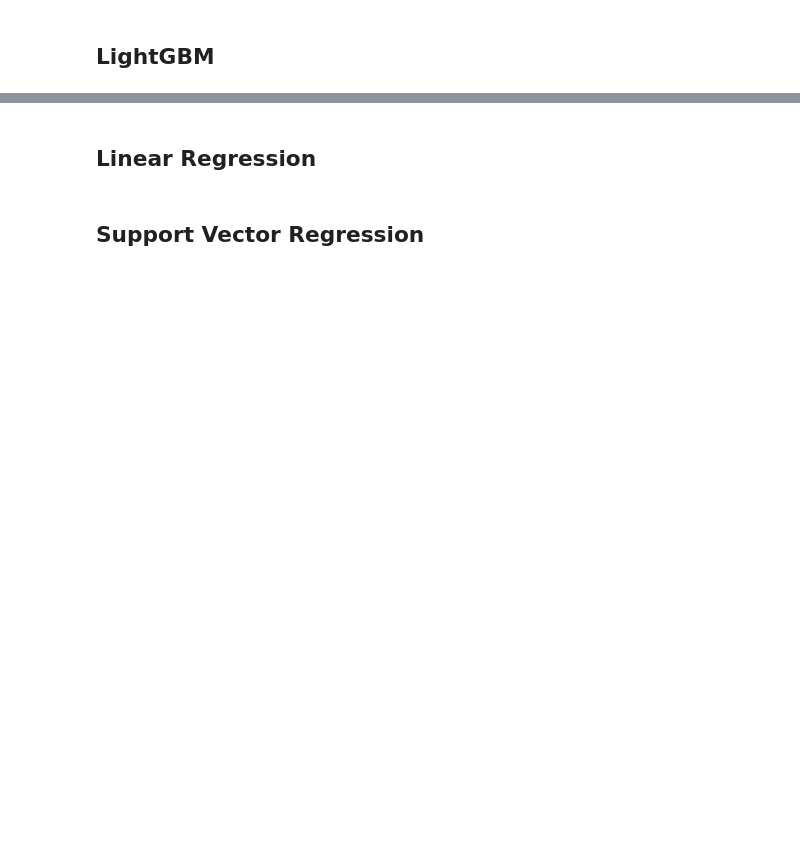
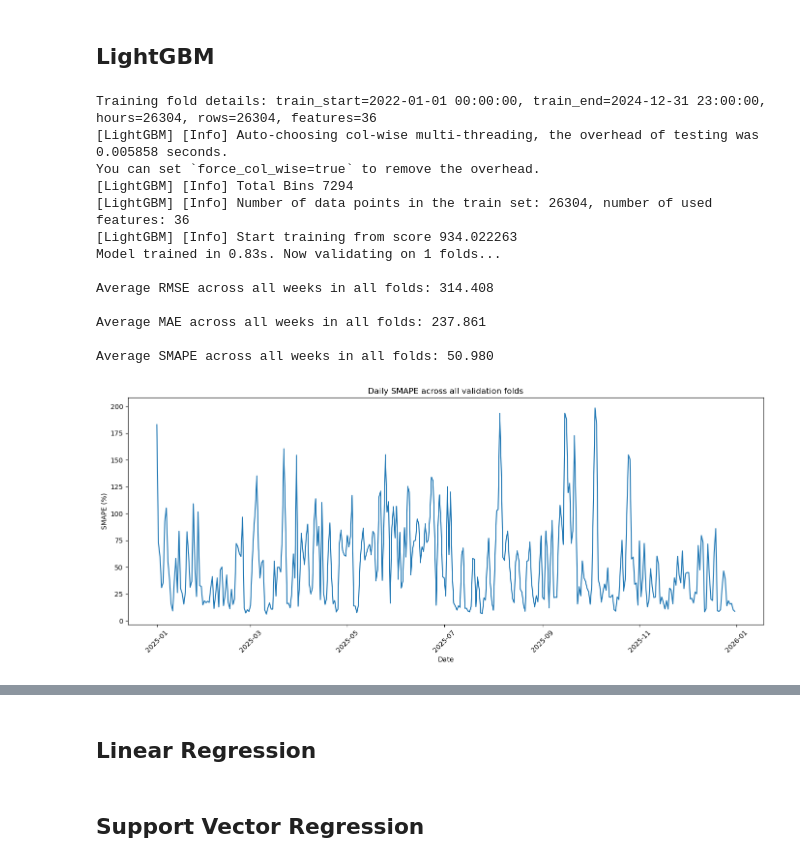
Before and after one commit to chrso19/Speciale_Kode, a Jupyter notebook: Shallow learners/Final_eval/Shallow_learner_final_eval.ipynb, the cells around one changed output, grey strips where cells are left out. Drawn from its saved outputs; the diff is of its cells as text; code cells hidden in the pictures; blank space fills up the shorter version.

```diff
--- a/Shallow learners/Final_eval/Shallow_learner_final_eval.ipynb
+++ b/Shallow learners/Final_eval/Shallow_learner_final_eval.ipynb
@@ -851,5 +923,10 @@ evaluation.to_csv(
 # %% [markdown]
 ## LightGBM
+# %%
+numeric_cols = feature_predictions.columns.difference(["Time", "DKZone"])
+feature_predictions[numeric_cols] = feature_predictions[numeric_cols].apply(
+    lambda col: pd.to_numeric(col.astype(str).str.replace(",", "."), errors="coerce")
+)
 # %%
 import pandas as pd
 from pathlib import Path
@@ -872,16 +949,16 @@ retrain_model = True  # Set True only when you want to retrain from scratch
 save_model_to_disk = False  # Keep False to avoid multi-GB model files
 
 params = {
-    "n_estimators": [200],
-    "learning_rate": [0.01],
-    "num_leaves": [15],
-    "max_depth": [-1],
-    "min_child_samples": [1],
-    "subsample": [0.8],
-    "subsample_freq": [1],
-    "colsample_bytree": [1.0],
-    "reg_alpha": [0.0],
-    "reg_lambda": [0.0]
+    "n_estimators": 200,
+    "learning_rate": 0.01,
+    "num_leaves": 15,
+    "max_depth": -1,
+    "min_child_samples": 1,
+    "subsample": 0.8,
+    "subsample_freq": 1,
+    "colsample_bytree": 1.0,
+    "reg_alpha": 0.0,
+    "reg_lambda": 0.0
 }
 
 # =========================
@@ -899,6 +976,10 @@ else:
 
 dataset = pd.concat([train_data, test_data], ignore_index=True)
 
+numeric_cols = feature_predictions.columns.difference(["Time", "DKZone"])
+feature_predictions[numeric_cols] = feature_predictions[numeric_cols].apply(
+    lambda col: pd.to_numeric(col.astype(str).str.replace(",", "."), errors="coerce")
+)
 
 results = []
 
@@ -918,10 +999,7 @@ combination_results = run_cross_validation(
     use_scaler=False,
     print_fold_results=False,
     plot=True,
-    rf_models=rf_models,
-    use_precomputed_feature_values=use_precomputed_feature_values,
-    precomputed_feature_predictions=feature_predictions,
-    use_forecasted_history=True
+    rf_models=rf_models
 )
 
 # Extract the fitted model
@@ -942,36 +1020,52 @@ row = {
     "avg_daily_rmse": combination_results["overall_avg_daily_rmse"],
     "avg_daily_mae": combination_results["overall_avg_daily_mae"],
     "avg_daily_smape": combination_results["overall_avg_daily_smape"],
     "avg_smape_day_1": combination_results["avg_smape_day_1"],
     "avg_smape_day_2": combination_results["avg_smape_day_2"],
     "avg_smape_day_3": combination_results["avg_smape_day_3"],
     "avg_smape_day_4": combination_results["avg_smape_day_4"],
     "avg_smape_day_5": combination_results["avg_smape_day_5"],
     "avg_smape_day_6": combination_results["avg_smape_day_6"],
     "avg_smape_day_7": combination_results["avg_smape_day_7"]
 }
 results.append(row)
 
 # Save metrics
 results_df = pd.DataFrame(results).sort_values("avg_smape")
 folder = os.path.join(project_root, "Shallow learners")
 folder = os.path.join(folder, "Final_eval")
 base_filename = f"{price_zone}_LightGBM_final_results.csv"
 filename = os.path.join(folder, base_filename)
 
 # adds a number to the filename if a file with same name already exists:
 counter = 1
-while filename.exists():
-    filename = folder / f"{base_filename}_{counter}.csv"
+while os.path.exists(filename):
+    filename = f"{base_filename}_{counter}.csv"
+    filename = os.path.join(folder, filename)
     counter += 1
 results_df.to_csv(filename, index=False, decimal=",")
 
 predictions_df = combination_results["predictions"]
 predictions_df.to_csv(
-    os.path.join(folder, f"{price_zone}_LightGBM_predictions.csv"),
+    os.path.join(folder, f"{price_zone}_LightGBM_predictions2.csv"),
     index=False,
     decimal=","
 )
+# %% [output]
+Training fold details: train_start=2022-01-01 00:00:00, train_end=2024-12-31 23:00:00, hours=26304, rows=26304, features=36
+[LightGBM] [Info] Auto-choosing col-wise multi-threading, the overhead of testing was 0.005858 seconds.
+You can set `force_col_wise=true` to remove the overhead.
+[LightGBM] [Info] Total Bins 7294
+[LightGBM] [Info] Number of data points in the train set: 26304, number of used features: 36
+[LightGBM] [Info] Start training from score 934.022263
+Model trained in 0.83s. Now validating on 1 folds...
+
+Average RMSE across all weeks in all folds: 314.408
+
+Average MAE across all weeks in all folds: 237.861
+
+Average SMAPE across all weeks in all folds: 50.980
+[figure, added]
 # %%
 import pandas as pd
 from pathlib import Path
```
Also changed, not shown: parts of 14 cells of this notebook, 45 other files.
